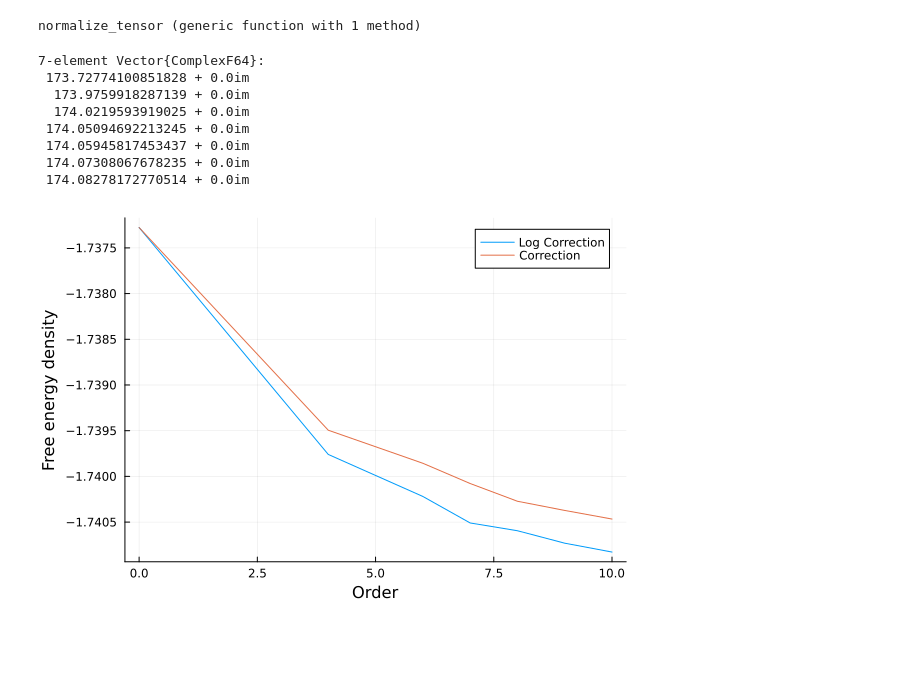
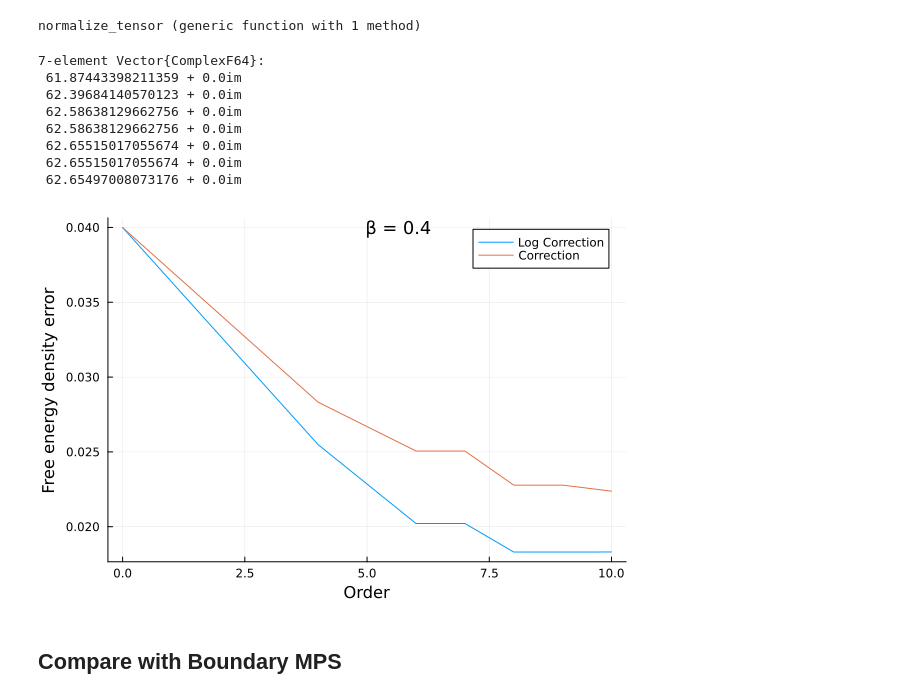
Before and after one commit to siddhant-midha/TNBP, a Jupyter notebook: loop_correction.ipynb, the cells around one changed output. Cells and saved outputs as stored; diff of their text form; code cells hidden in the pictures; blank space fills up the shorter version.

```diff
--- a/loop_correction.ipynb
+++ b/loop_correction.ipynb
@@ -288,12 +286,12 @@ end
 # %% [output]
 normalize_tensor (generic function with 1 method)
 # %%
-L = 10
+L = 6
 g = periodic_square_lattice(L)
 N = L^2
 
 β = .4
-T,indmat = get_ising_tn(g,N,β;h=0.1)
+T,indmat = get_ising_tn(g,N,β;h=0.)
 messages = get_messages(g,indmat,2,N)
 messages = message_passing(T,g,messages,indmat);
 
@@ -344,20 +342,22 @@ log_correction_l = log_correction_l .+ log(Z_product)
 # loop_contribution(g,loop_l[1],messages,T,indmat,N)
 # %% [output]
 7-element Vector{ComplexF64}:
- 173.72774100851828 + 0.0im
-  173.9759918287139 + 0.0im
-  174.0219593919025 + 0.0im
- 174.05094692213245 + 0.0im
- 174.05945817453437 + 0.0im
- 174.07308067678235 + 0.0im
- 174.08278172770514 + 0.0im
+ 61.87443398211359 + 0.0im
+ 62.39684140570123 + 0.0im
+ 62.58638129662756 + 0.0im
+ 62.58638129662756 + 0.0im
+ 62.65515017055674 + 0.0im
+ 62.65515017055674 + 0.0im
+ 62.65497008073176 + 0.0im
 # %%
-plot([0, 4, 6, 7, 8, 9, 10], real(-log_correction_l)/N, label="Log Correction", xlabel="Order", ylabel="Free energy density")
-plot!([0, 4, 6, 7, 8, 9, 10], real(-log.(correction_l))/N, label="Correction")
+# plot([0, 4, 6, 7, 8, 9, 10], real(-log_correction_l)/N, label="Log Correction", xlabel="Order", ylabel="Free energy density")
+# plot!([0, 4, 6, 7, 8, 9, 10], real(-log.(correction_l))/N, label="Correction")
 
-# plot([0, 4, 6, 7, 8, 9, 10], real(-log_correction_l)/N.-2*free_energy(β), label="Log Correction", xlabel="Order", ylabel="Free energy density error")
-# plot!([0, 4, 6, 7, 8, 9, 10], real(-log.(correction_l))/N.-2*free_energy(β), label="Correction")
+plot([0, 4, 6, 7, 8, 9, 10], real(-log_correction_l)/N.-2*free_energy(β), label="Log Correction", xlabel="Order", ylabel="Free energy density error")
+plot!([0, 4, 6, 7, 8, 9, 10], real(-log.(correction_l))/N.-2*free_energy(β), label="Correction")
 # hline!([2*free_energy(β)], linestyle=:dash, color=:red, label="Exact Free Energy")
-# annotate!(5, maximum(real(-log_correction_l)/N.-2*free_energy(β)), text("β = $β", :left, 12))
+annotate!(5, maximum(real(-log_correction_l)/N.-2*free_energy(β)), text("β = $β", :left, 12))
 # %% [output]
-[figure, old version]
+[figure, new version]
+# %% [markdown]
+## Compare with Boundary MPS
```
Also changed, not shown: parts of 5 cells of this notebook, 2 other files.
